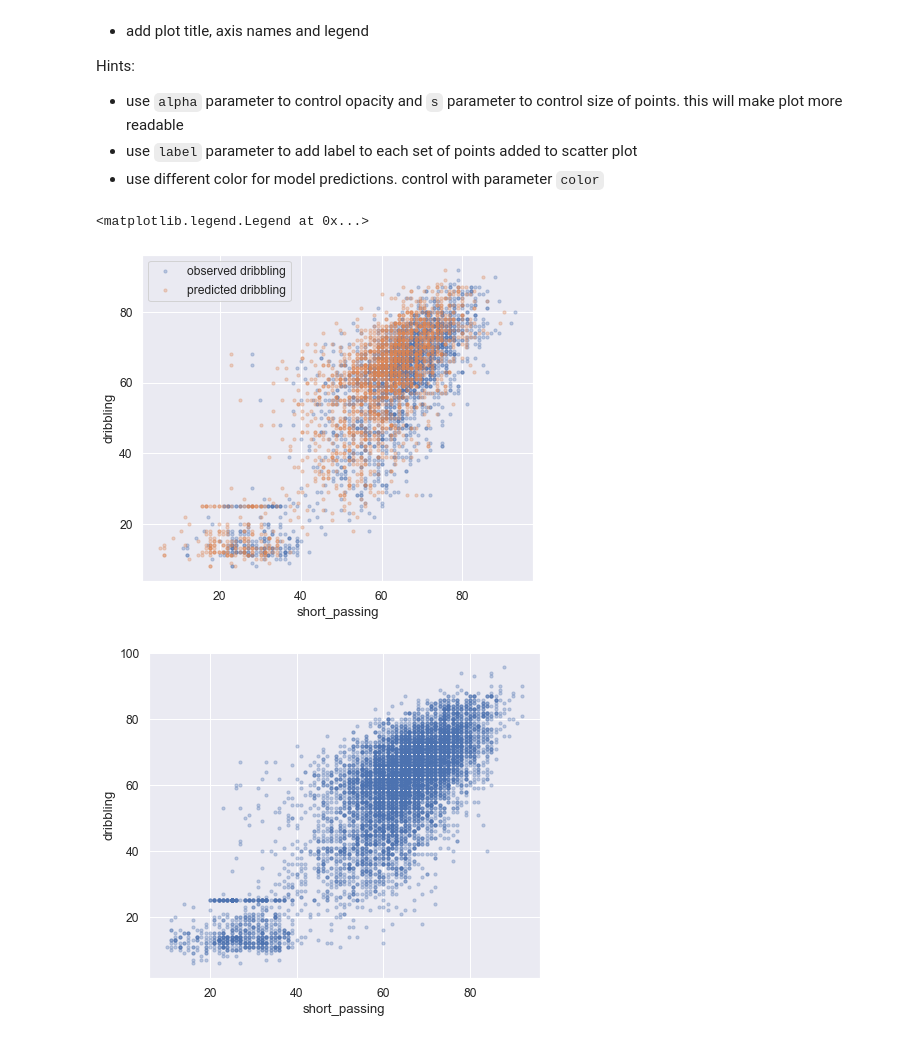
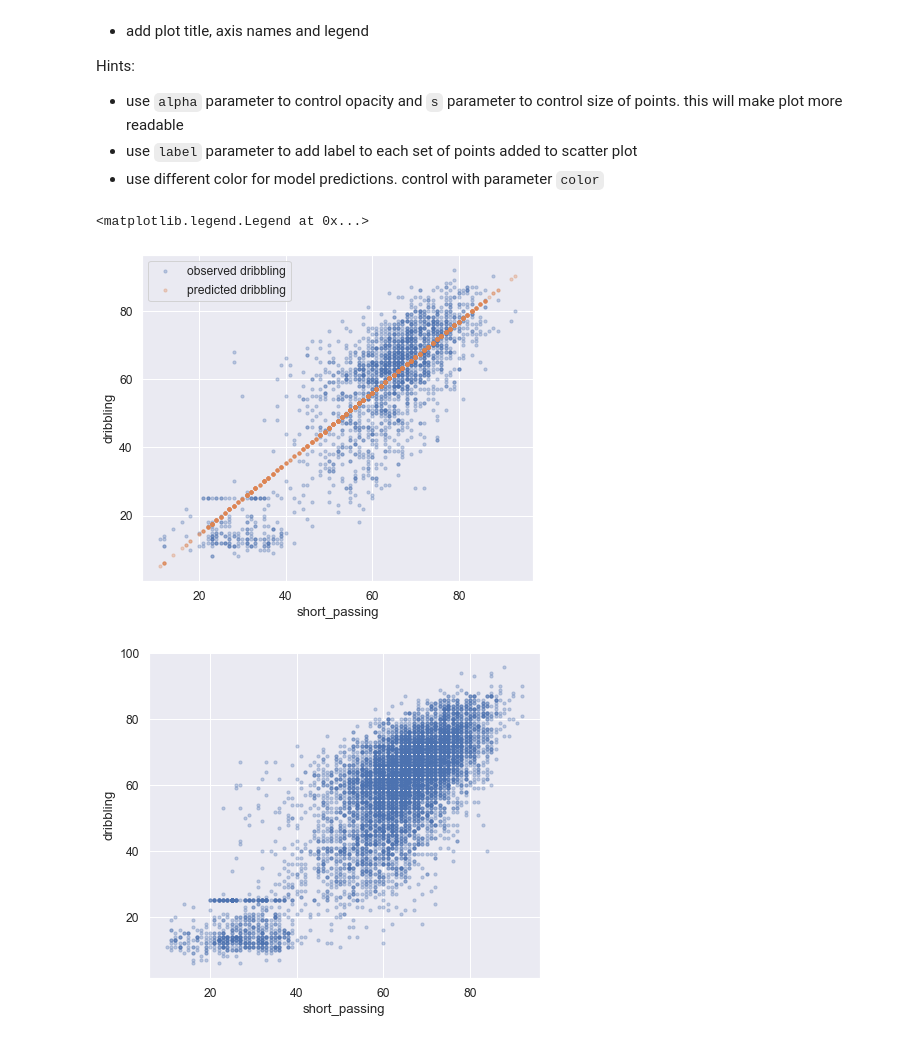
Before and after one commit to ssavelyeva1/RS_School_ML_Intro-Cross-checks, a Jupyter notebook: module_3_linear_regression/linear_regression.ipynb, the cells around one changed output. Drawn from its saved outputs; the diff is of its cells as text; code cells hidden in the pictures.

```diff
--- a/module_3_linear_regression/linear_regression.ipynb
+++ b/module_3_linear_regression/linear_regression.ipynb
@@ -664,14 +665,14 @@ Hints:
 # %%
 # # your code here
 plt.scatter(x=x_test, y=y_test, alpha=0.3, s=10);
-plt.scatter(x=model_preds, y=y_test, alpha=0.3, s=10);
+plt.scatter(x=x_test, y=model_preds, alpha=0.3, s=10);
 
 plt.xlabel('short_passing');
 plt.ylabel('dribbling');
 plt.legend(('observed dribbling', 'predicted dribbling'))
 # %% [output]
 <matplotlib.legend.Legend at 0x...>
-[figure, old version]
+[figure, new version]
 # %%
 plt.scatter(x=x_train, y=y_train, alpha=0.3, s=10);
 plt.xlabel('short_passing');
```
Also changed, not shown: parts of 5 cells of this notebook.
